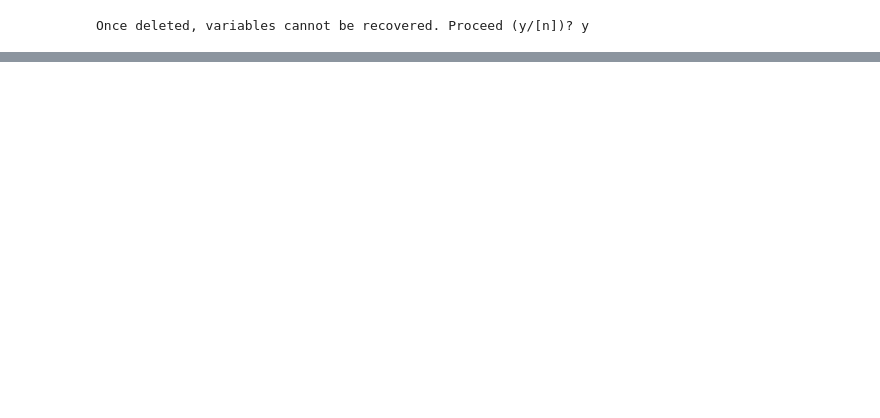
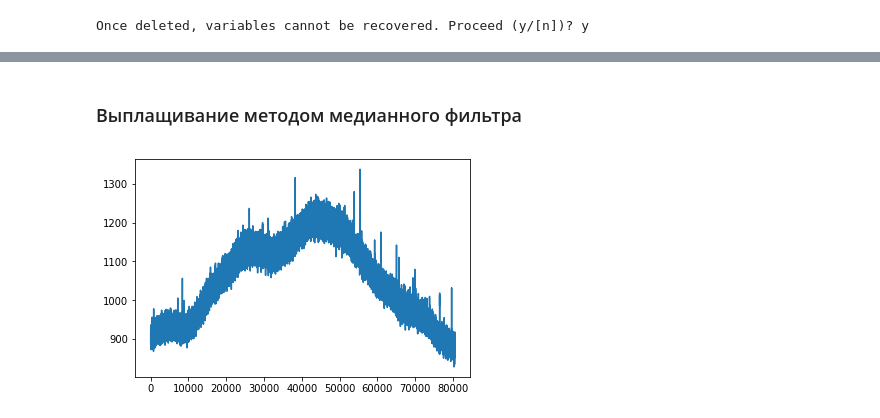
Before and after one commit to KazAndr/SWTraject, a Jupyter notebook: watch_one_file.ipynb, the cells around one changed output, grey strips where cells are left out. Cells and saved outputs as stored; diff of their text form; code cells hidden in the pictures; blank space fills up the shorter version.

```diff
--- a/watch_one_file.ipynb
+++ b/watch_one_file.ipynb
@@ -132,0 +137,8 @@ plt.show()
+# %% [markdown]
+### Выплащивание методом медианного фильтра
+# %%
+plt.close()
+plt.plot(obser)
+plt.show()
+# %% [output]
+[figure, added]
```
Also changed, not shown: parts of 12 cells of this notebook.
